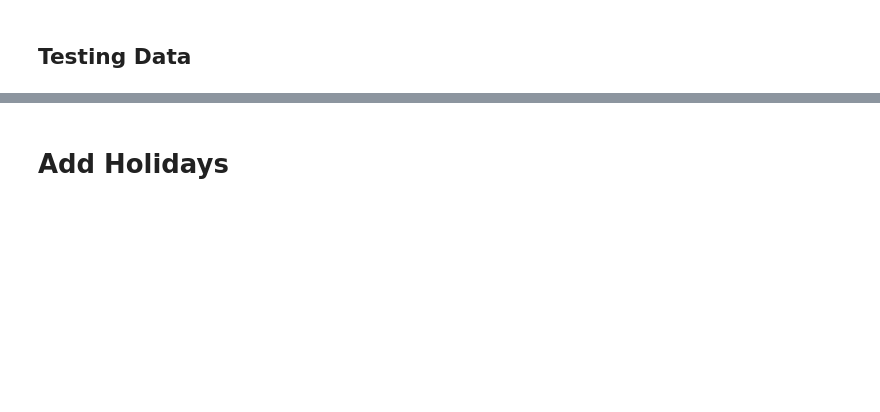
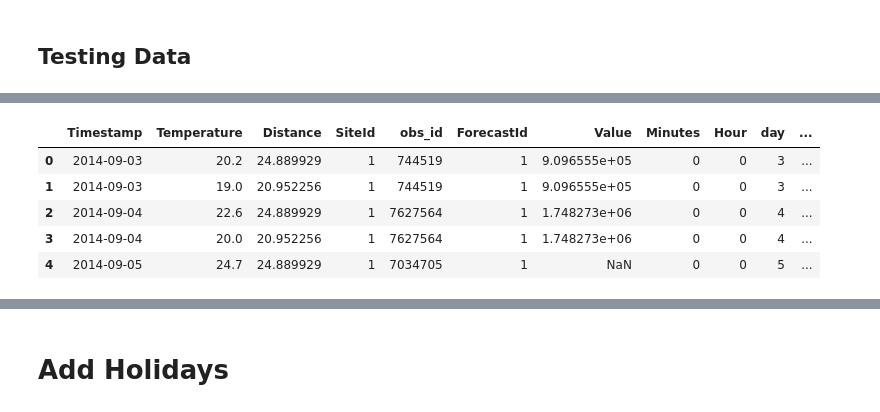
Before and after one commit to WillKoehrsen/power-laws, a Jupyter notebook: exploration/exploration.ipynb, the cells around one changed output, grey strips where cells are left out. Drawn from its saved outputs; the diff is of its cells as text; code cells hidden in the pictures; blank space fills up the shorter version.

```diff
--- a/exploration/exploration.ipynb
+++ b/exploration/exploration.ipynb
@@ -162,7 +171,7 @@ for site in id_list:
     site_row = (meta[meta['SiteId'] == site])
     print(site)
     for wd in wday_list:
-        train_weather.ix[(train_weather['SiteId'] == site) & (train_weather['wday'] == wd), 'work'] = site_row.iloc[0, 4 + wd]
+        train_weather.ix[(train_weather['SiteId'] == site) & (train_weather['wday'] == wd), 'off'] = site_row.iloc[0, 4 + wd]
 # %% [output]
 1
 2
@@ -200,2 +192,0 @@ KeyboardInterrupt:
-# %%
-train_weather['work'] = work_days
@@ -219,0 +232,12 @@ test_weather['work'] = test_work_days
+# %%
+train_weather_2 = train_weather.drop(labels = ['Unnamed: 0', 'Unnamed: 0.1', 'Unnamed: 0.1.1', 'work'], axis = 1)
+test_weather_2 = test_weather.drop(labels = ['Unnamed: 0', 'Unnamed: 0.1', 'Unnamed: 0.1.1', 'work'], axis = 1)
+# %%
+train_weather_2.head()
+# %% [output]
+|  | Timestamp | Temperature | Distance | SiteId | obs_id | ForecastId | Value | Minutes | Hour | day | ... |
+| 0 | 2014-09-03 | 20.2 | 24.889929 | 1 | 744519 | 1 | 9.096555e+05 | 0 | 0 | 3 | ... |
+| 1 | 2014-09-03 | 19.0 | 20.952256 | 1 | 744519 | 1 | 9.096555e+05 | 0 | 0 | 3 | ... |
+| 2 | 2014-09-04 | 22.6 | 24.889929 | 1 | 7627564 | 1 | 1.748273e+06 | 0 | 0 | 4 | ... |
+| 3 | 2014-09-04 | 20.0 | 20.952256 | 1 | 7627564 | 1 | 1.748273e+06 | 0 | 0 | 4 | ... |
+| 4 | 2014-09-05 | 24.7 | 24.889929 | 1 | 7034705 | 1 | NaN | 0 | 0 | 5 | ... |
```
Also changed, not shown: parts of 21 cells of this notebook, 2 other files.
